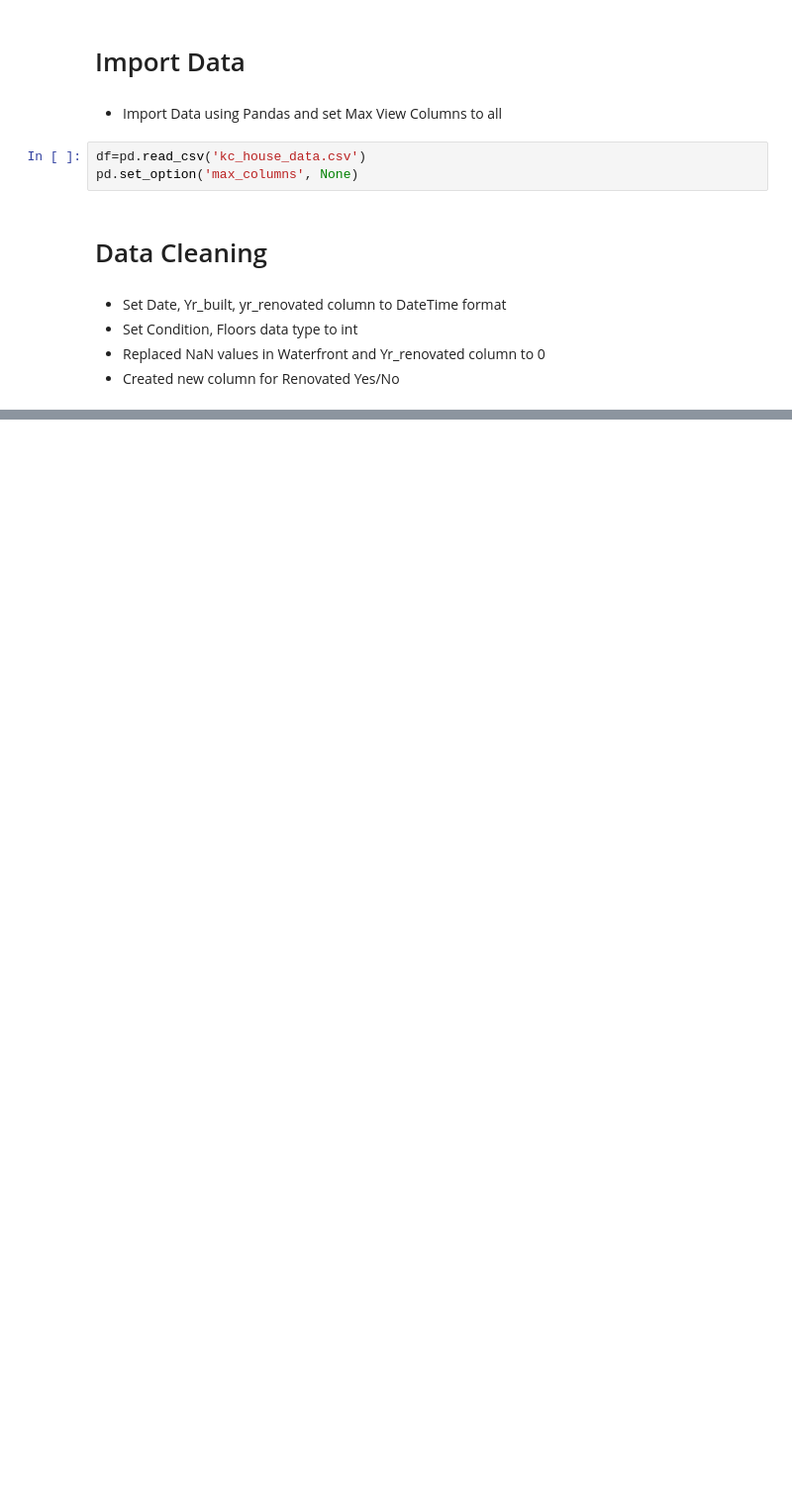
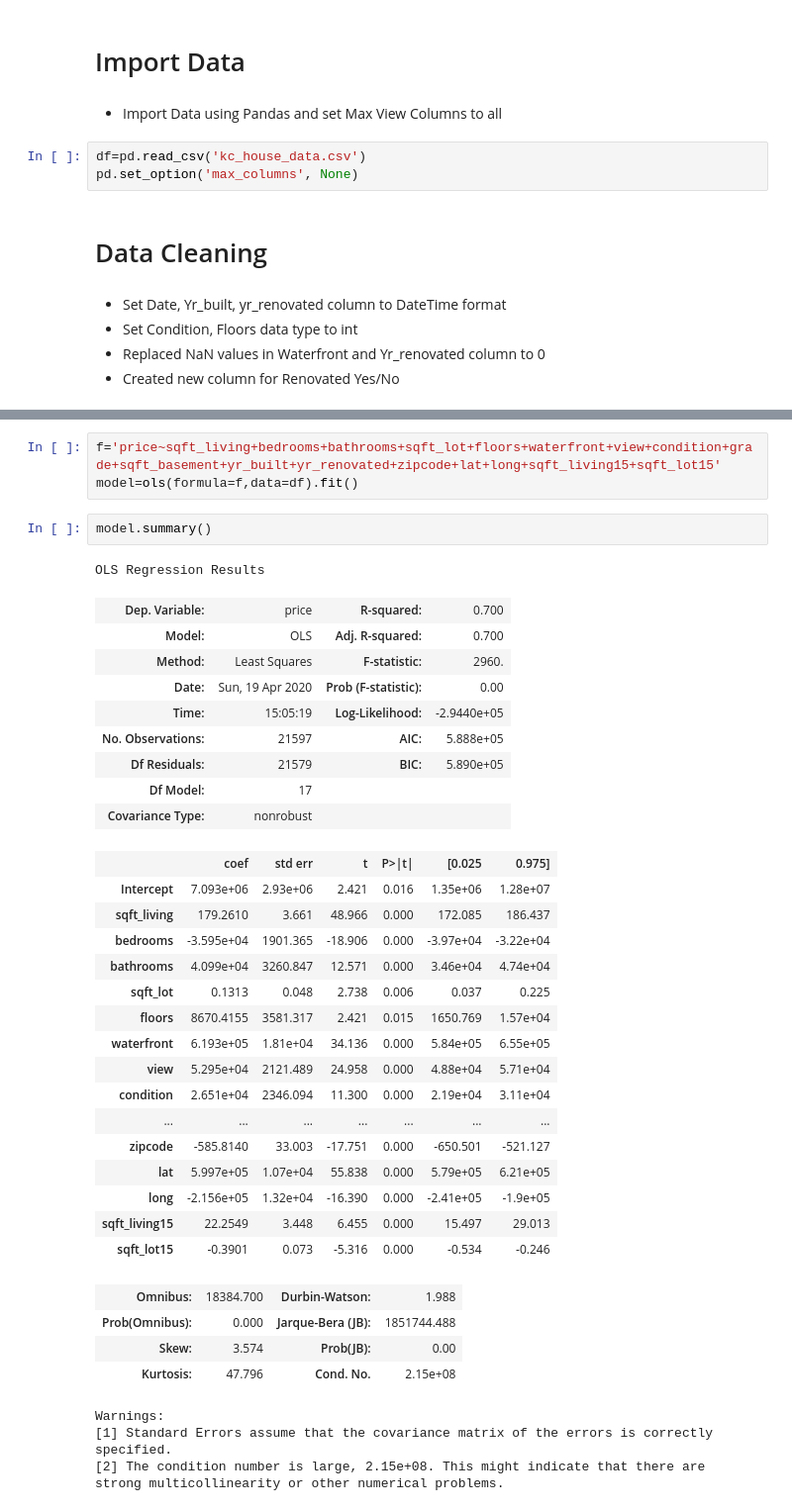
Before and after one commit to will4865/Predicting-Real-Estate-Prices, a Jupyter notebook: student.ipynb, the cells around one changed output, grey strips where cells are left out. Shown: that part at 99% size. Saved outputs shown, nothing was run; the diff lists cells and outputs as text; blank space fills up the shorter version.

```diff
--- a/student.ipynb
+++ b/student.ipynb
@@ -69,0 +145,40 @@ df.head()
+# %%
+f='price~sqft_living+bedrooms+bathrooms+sqft_lot+floors+waterfront+view+condition+grade+sqft_basement+yr_built+yr_renovated+zipcode+lat+long+sqft_living15+sqft_lot15'
+model=ols(formula=f,data=df).fit()
+# %%
+model.summary()
+# %% [output]
+OLS Regression Results
+| Dep. Variable: | price | R-squared: | 0.700 |
+| Model: | OLS | Adj. R-squared: | 0.700 |
+| Method: | Least Squares | F-statistic: | 2960. |
+| Date: | Sun, 19 Apr 2020 | Prob (F-statistic): | 0.00 |
+| Time: | 15:05:19 | Log-Likelihood: | -2.9440e+05 |
+| No. Observations: | 21597 | AIC: | 5.888e+05 |
+| Df Residuals: | 21579 | BIC: | 5.890e+05 |
+| Df Model: | 17 |  |  |
+| Covariance Type: | nonrobust |  |  |
+|  | coef | std err | t | P>|t| | [0.025 | 0.975] |
+| Intercept | 7.093e+06 | 2.93e+06 | 2.421 | 0.016 | 1.35e+06 | 1.28e+07 |
+| sqft_living | 179.2610 | 3.661 | 48.966 | 0.000 | 172.085 | 186.437 |
+| bedrooms | -3.595e+04 | 1901.365 | -18.906 | 0.000 | -3.97e+04 | -3.22e+04 |
+| bathrooms | 4.099e+04 | 3260.847 | 12.571 | 0.000 | 3.46e+04 | 4.74e+04 |
+| sqft_lot | 0.1313 | 0.048 | 2.738 | 0.006 | 0.037 | 0.225 |
+| floors | 8670.4155 | 3581.317 | 2.421 | 0.015 | 1650.769 | 1.57e+04 |
+| waterfront | 6.193e+05 | 1.81e+04 | 34.136 | 0.000 | 5.84e+05 | 6.55e+05 |
+| view | 5.295e+04 | 2121.489 | 24.958 | 0.000 | 4.88e+04 | 5.71e+04 |
+| condition | 2.651e+04 | 2346.094 | 11.300 | 0.000 | 2.19e+04 | 3.11e+04 |
+| ... | ... | ... | ... | ... | ... | ... |
+| zipcode | -585.8140 | 33.003 | -17.751 | 0.000 | -650.501 | -521.127 |
+| lat | 5.997e+05 | 1.07e+04 | 55.838 | 0.000 | 5.79e+05 | 6.21e+05 |
+| long | -2.156e+05 | 1.32e+04 | -16.390 | 0.000 | -2.41e+05 | -1.9e+05 |
+| sqft_living15 | 22.2549 | 3.448 | 6.455 | 0.000 | 15.497 | 29.013 |
+| sqft_lot15 | -0.3901 | 0.073 | -5.316 | 0.000 | -0.534 | -0.246 |
+| Omnibus: | 18384.700 | Durbin-Watson: | 1.988 |
+| Prob(Omnibus): | 0.000 | Jarque-Bera (JB): | 1851744.488 |
+| Skew: | 3.574 | Prob(JB): | 0.00 |
+| Kurtosis: | 47.796 | Cond. No. | 2.15e+08 |
+Warnings:
+[1] Standard Errors assume that the covariance matrix of the errors is correctly specified.
+[2] The condition number is large, 2.15e+08. This might indicate that there are
+strong multicollinearity or other numerical problems.
```
Also changed, not shown: parts of 17 cells of this notebook.
